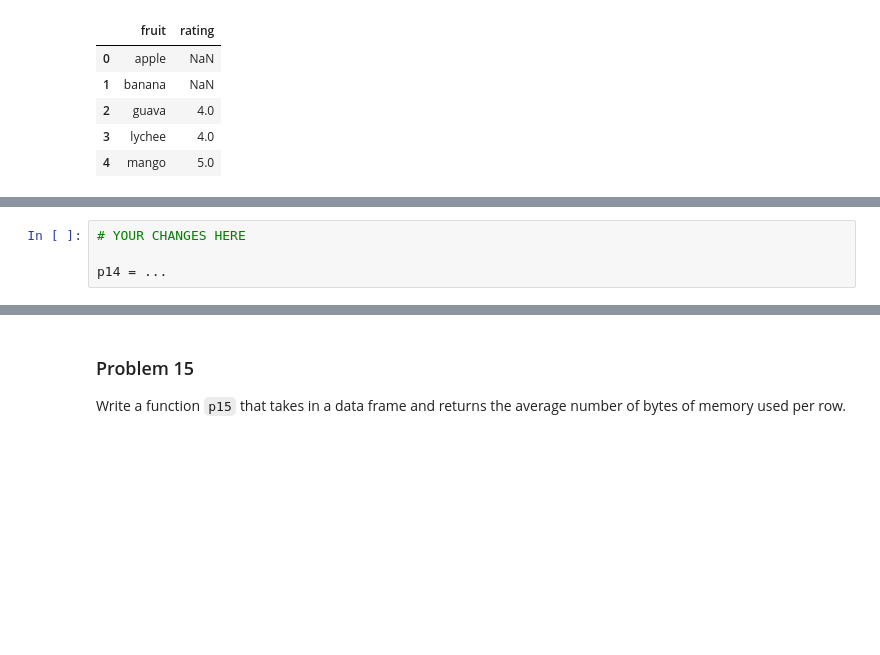
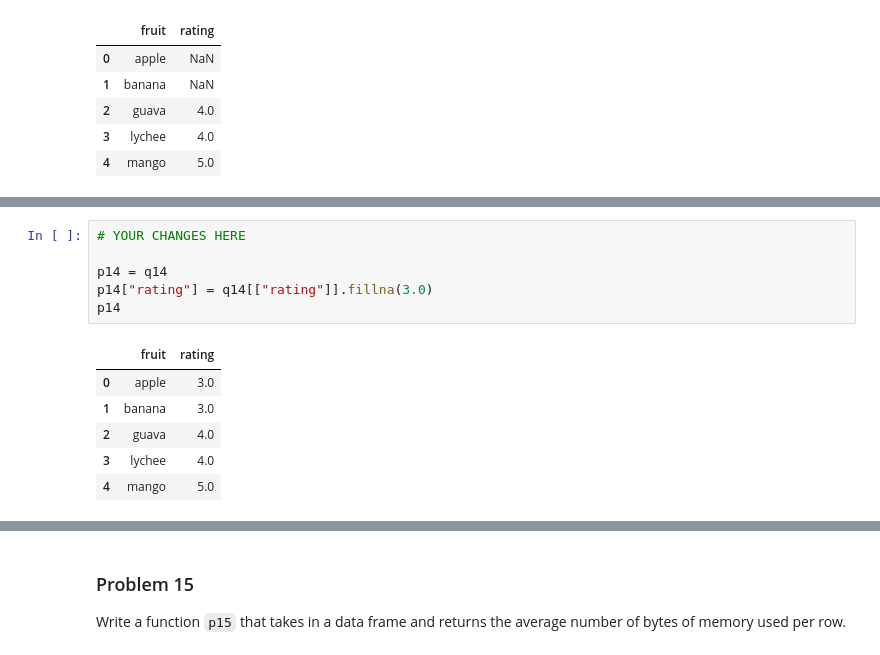
Before and after one commit to Haleymussary00/dx602-homework-08, a Jupyter notebook: homework.ipynb, the cells around one changed output, grey strips where cells are left out. Drawn from its saved outputs; the diff is of its cells as text; blank space fills up the shorter version.

```diff
--- a/homework.ipynb
+++ b/homework.ipynb
@@ -414,7 +424,16 @@ q14
 # %%
 # YOUR CHANGES HERE
 
-p14 = ...
+p14 = q14
+p14["rating"] = q14[["rating"]].fillna(3.0)
+p14
+# %% [output]
+|  | fruit | rating |
+| 0 | apple | 3.0 |
+| 1 | banana | 3.0 |
+| 2 | guava | 4.0 |
+| 3 | lychee | 4.0 |
+| 4 | mango | 5.0 |
 # %%
 p14
 # %% [output]
```
Also changed, not shown: parts of 8 cells of this notebook.
